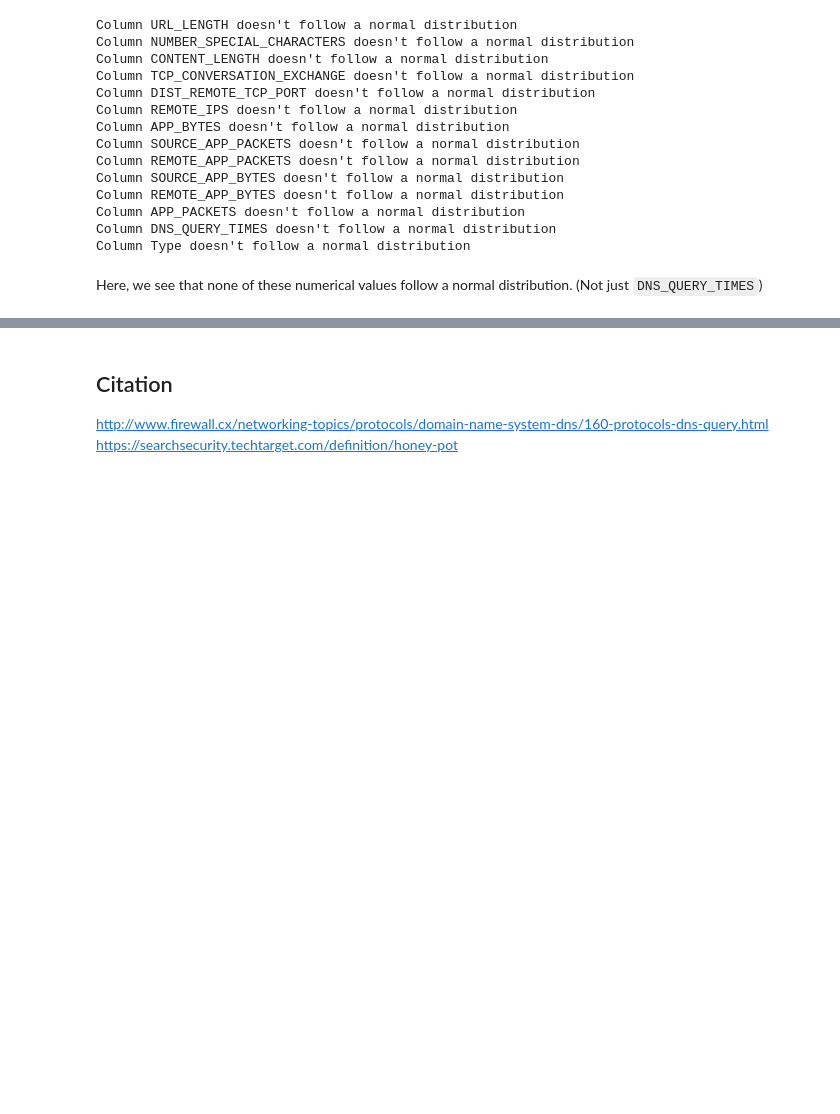
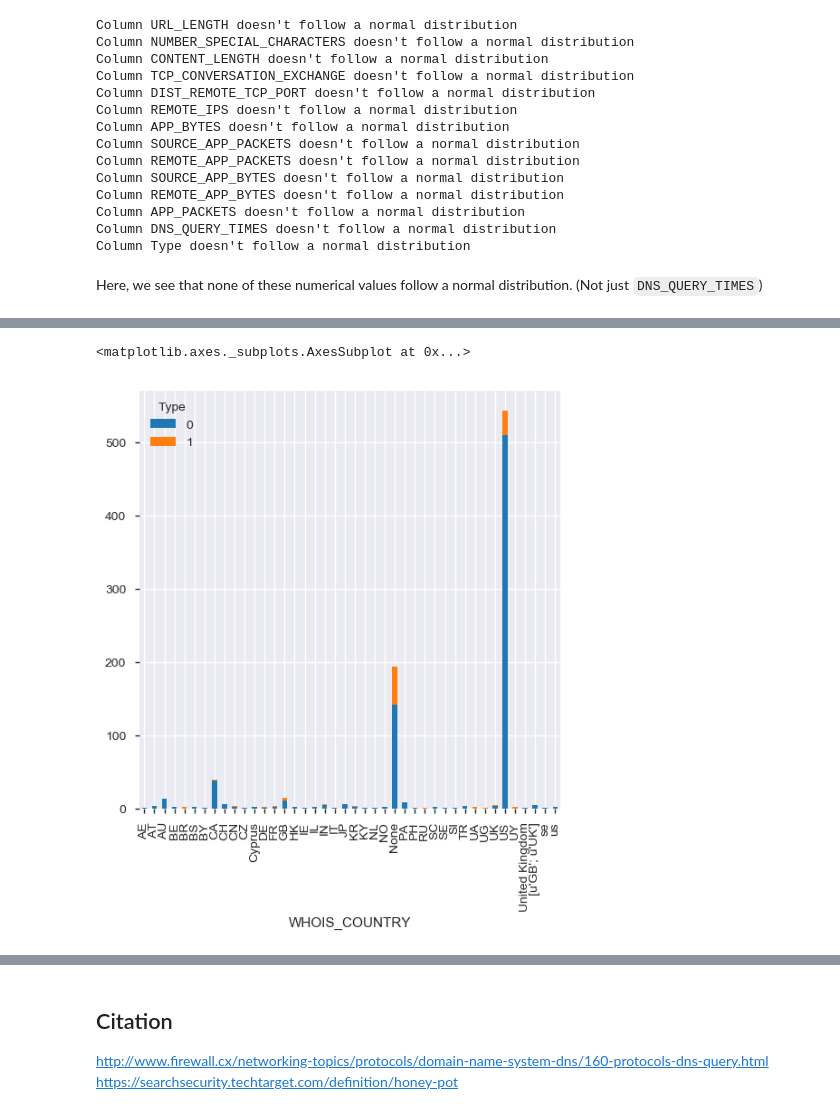
Before and after one commit to ix-ds-lisbon-s1-2019/week-2-project-jaloo555, a Jupyter notebook: Malicious and Benign Websites.ipynb, the cells around one changed output, grey strips where cells are left out. Drawn from its saved outputs; the diff is of its cells as text; code cells hidden in the pictures; blank space fills up the shorter version.

```diff
--- a/Malicious and Benign Websites.ipynb
+++ b/Malicious and Benign Websites.ipynb
@@ -280,0 +342,9 @@ Here, we see that none of these numerical values follow a normal distribution. (
+# %%
+from sklearn.preprocessing import LabelEncoder
+cle = LabelEncoder()
+country_labels = cle.fit_transform(df.WHOIS_COUNTRY)
+country_mappings = {index: label for index, label in
+                  enumerate(cle.classes_)}
+
+df['COUNTRY_TYPES'] = country_labels
+country_mappings
@@ -280,0 +369,6 @@ Here, we see that none of these numerical values follow a normal distribution. (
+# %%
+country_type_group = df.groupby(['WHOIS_COUNTRY', 'Type'])
+country_type_group.size().unstack().fillna(0.0).plot(kind='bar', stacked=True, figsize=(6,6))
+# %% [output]
+<matplotlib.axes._subplots.AxesSubplot at 0x...>
+[figure, added]
```
Also changed, not shown: parts of 32 cells of this notebook.
